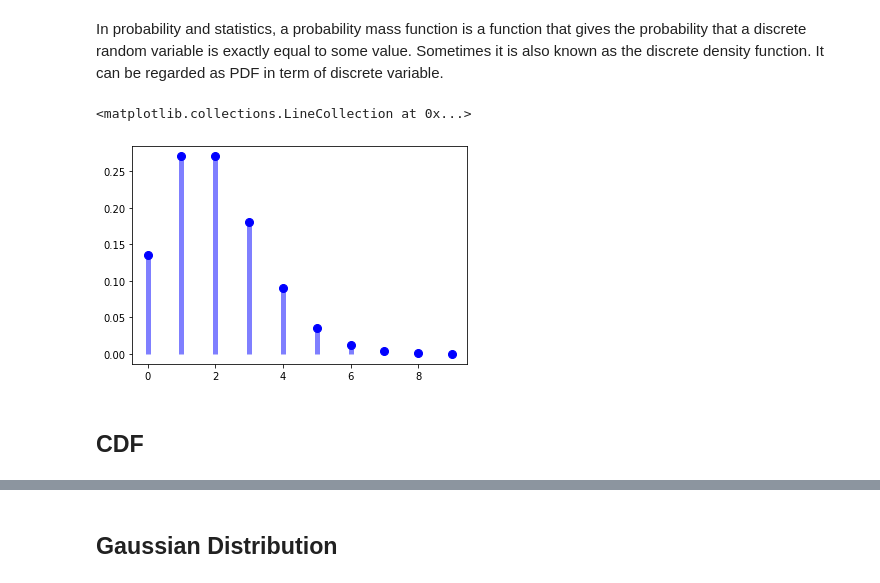
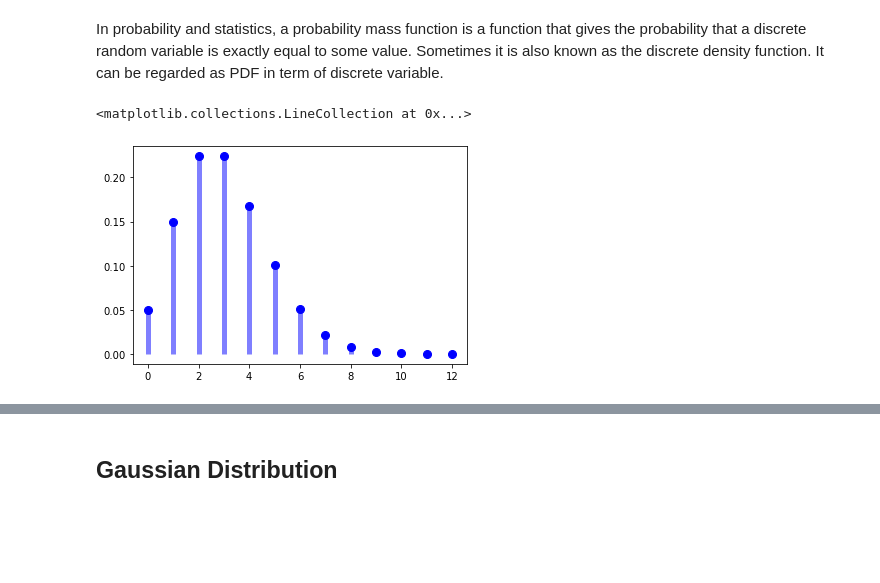
Before and after one commit to ardhiraka/FSDS_Guidelines, a Jupyter notebook: p0/w3/d2am.ipynb, the cells around one changed output, grey strips where cells are left out. Drawn from its saved outputs; the diff is of its cells as text; code cells hidden in the pictures; blank space fills up the shorter version.

```diff
--- a/p0/w3/d2am.ipynb
+++ b/p0/w3/d2am.ipynb
@@ -36,12 +87,10 @@ In probability and statistics, a probability mass function is a function that gi
 # %%
 from scipy.stats import poisson
 fig, ax = plt.subplots(1, 1)
-mu = 2
+mu = 3
 x = np.arange(poisson.ppf(0.00001, mu),poisson.ppf(0.99999, mu))
 ax.plot(x, poisson.pmf(x, mu), 'bo', ms=8, label='poisson pmf')
 ax.vlines(x, 0, poisson.pmf(x, mu), colors='b', lw=5, alpha=0.5)
 # %% [output]
 <matplotlib.collections.LineCollection at 0x...>
-[figure, old version]
+[figure, new version]
-# %% [markdown]
-## CDF
```
Also changed, not shown: parts of 52 cells of this notebook.
